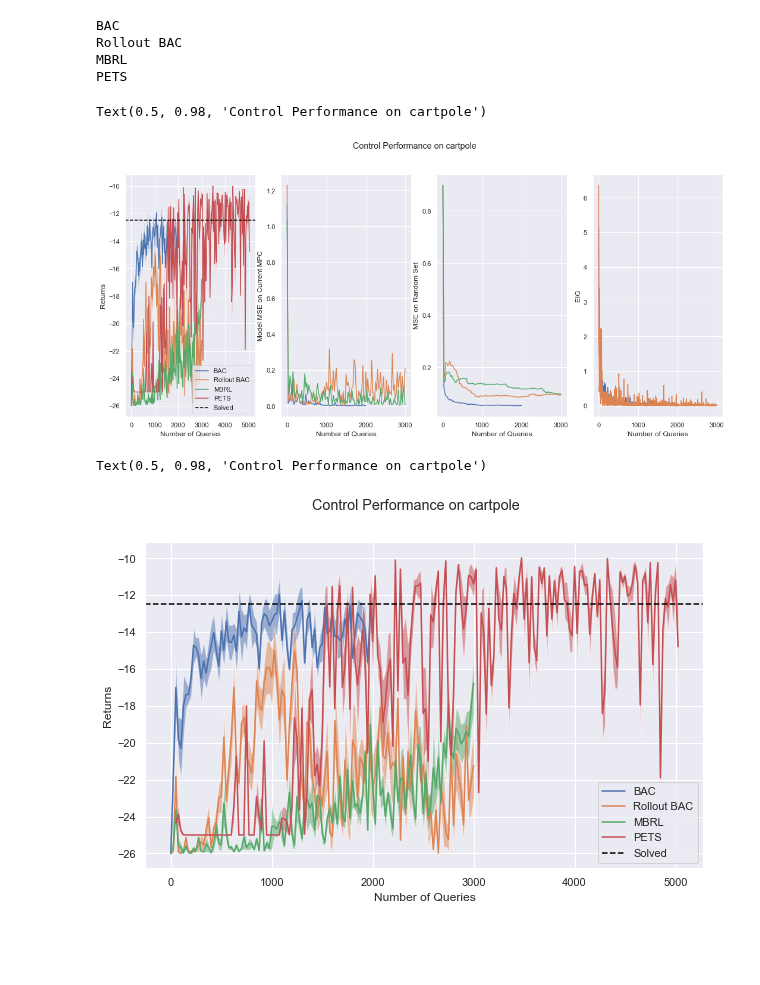
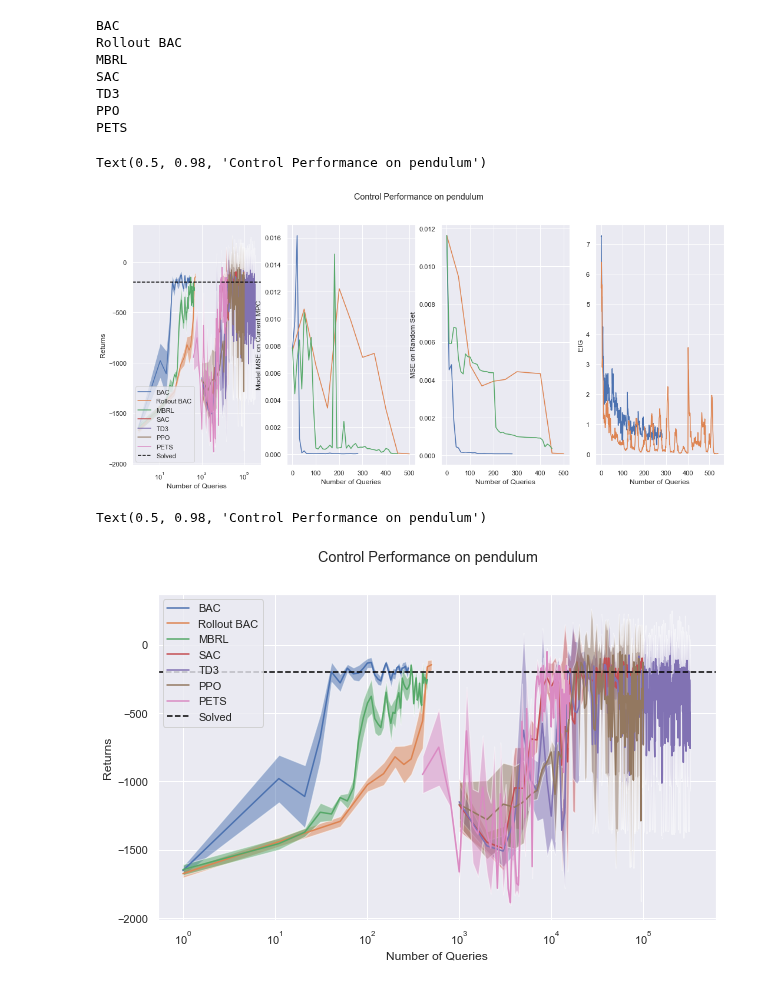
Before and after one commit to fusion-ml/trajectory-information-rl, a Jupyter notebook: notebooks/plot_returns.ipynb, the cells around one changed output. Cells and saved outputs as stored; diff of their text form; code cells hidden in the pictures; blank space fills up the shorter version.

```diff
--- a/notebooks/plot_returns.ipynb
+++ b/notebooks/plot_returns.ipynb
@@ -13,7 +13,7 @@ sns.set_theme()
 base_path = Path('../experiments')
 baseline_path = Path('../../bac-baselines/experiments')
 # %%
-env_name = 'cartpole'
+env_name = 'pendulum'
 # %%
 pend_paths = {# 'BAC (seed 12)': 'random_init_12_2021-08-05/10-02-01/',
          'BAC': 'pend_norm_tele_mg_3mc_2021-08-16/21-16-21',
@@ -22,7 +22,7 @@ pend_paths = {# 'BAC (seed 12)': 'random_init_12_2021-08-05/10-02-01/',
          'SAC': 'sac_pendulum_2021-08-31/10-25-17/',
          'TD3': 'td3_pendulum_2021-08-31/16-43-52/',
          'PPO': 'ppo_pendulum_2021-08-31/12-20-16/',
-
+         'PETS': 'pets_pendulum_2021-09-06/15-03-19/'
         }
 # %%
 cartpole_paths = {
@@ -85,6 +85,9 @@ for key, path in paths.items():
 BAC
 Rollout BAC
 MBRL
+SAC
+TD3
+PPO
 PETS
 # %%
 fig, [ax1, ax2, ax3, ax4] = plt.subplots(1, 4, figsize=(18, 7.5))
@@ -120,28 +123,28 @@ ax3.set_ylabel("MSE on Random Set")
 ax3.set_xlabel('Number of Queries')
 ax4.set_xlabel('Number of Queries')
 ax4.set_ylabel('EIG')
-# ax1.set_xscale('log')
+ax1.set_xscale('log')
 fig.suptitle(f"Control Performance on {env_name}")
 # %% [output]
-Text(0.5, 0.98, 'Control Performance on cartpole')
+Text(0.5, 0.98, 'Control Performance on pendulum')
-[figure, old version]
+[figure, new version]
 # %%
 fig, ax = plt.subplots(figsize=(10,6))
 for key, vals in data.items():
     rmean = vals["Eval Mean Returns"]
     rstderr = vals["Eval Std Returns"]
     ndata = vals['Eval ndata']
     ax.plot(ndata, rmean, label=key)
     ax.fill_between(ndata, rmean - rstderr, rmean + rstderr, alpha=0.5)
 ax.set_xlabel('Number of Queries')
 ax.set_ylabel('Returns')
 ax.axhline(gt_val, color='black', linestyle='--', label='Solved')
 ax.legend()
-# ax.set_xscale('log')
+ax.set_xscale('log')
 fig.suptitle(f"Control Performance on {env_name}")
 # %% [output]
-Text(0.5, 0.98, 'Control Performance on cartpole')
+Text(0.5, 0.98, 'Control Performance on pendulum')
-[figure, old version]
+[figure, new version]
 # %%
 plt.plot(data['BAC']['Eval ndata'], np.mean(data['BAC']['Eval Returns'], axis=1))
 # %% [output]
```
Also changed, not shown: parts of 1 cell of this notebook.
